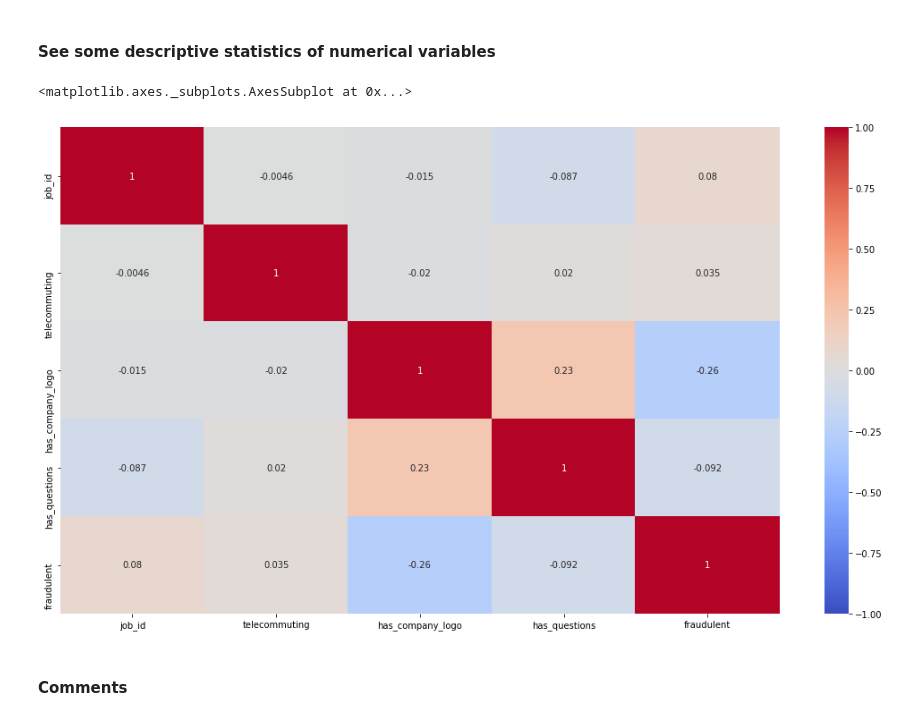
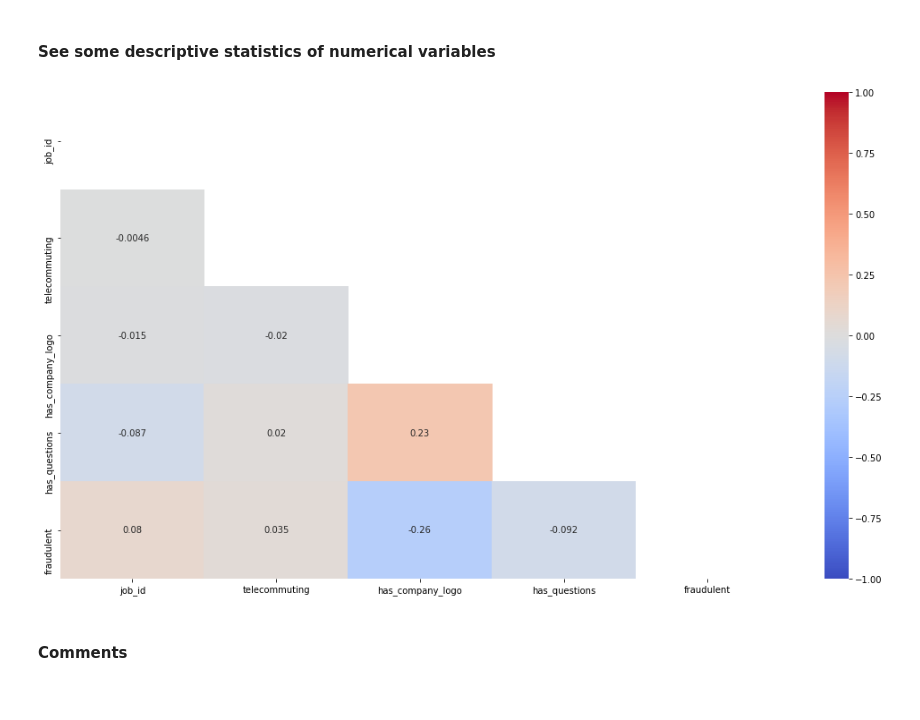
Before and after one commit to mikongame/Module-3-Project-2-ML-Fraud-Detection, a Jupyter notebook: your-code/Intro and EDA.ipynb, the cells around one changed output. Drawn from its saved outputs; the diff is of its cells as text; code cells hidden in the pictures.

```diff
--- a/your-code/Intro and EDA.ipynb
+++ b/your-code/Intro and EDA.ipynb
@@ -184,11 +184,13 @@ At first we only got 5 numerical columns being one of them an index ("job_id").
 # %% [markdown]
 #### See some descriptive statistics of numerical variables
 # %%
+mask = np.triu(np.ones_like(data.corr(), dtype=np.bool))
 plt.figure(figsize=(18,10))
-sns.heatmap(data.corr(), cmap='coolwarm', annot=True, vmin=-1, vmax=1)
+sns.heatmap(data.corr(), mask=mask, cmap='coolwarm', annot=True, vmin=-1, vmax=1)
+
+plt.show()
 # %% [output]
-<matplotlib.axes._subplots.AxesSubplot at 0x...>
-[figure, old version]
+[figure, new version]
 # %% [markdown]
 #### Comments
 # %% [markdown]
```
Also changed, not shown: parts of 7 cells of this notebook.
